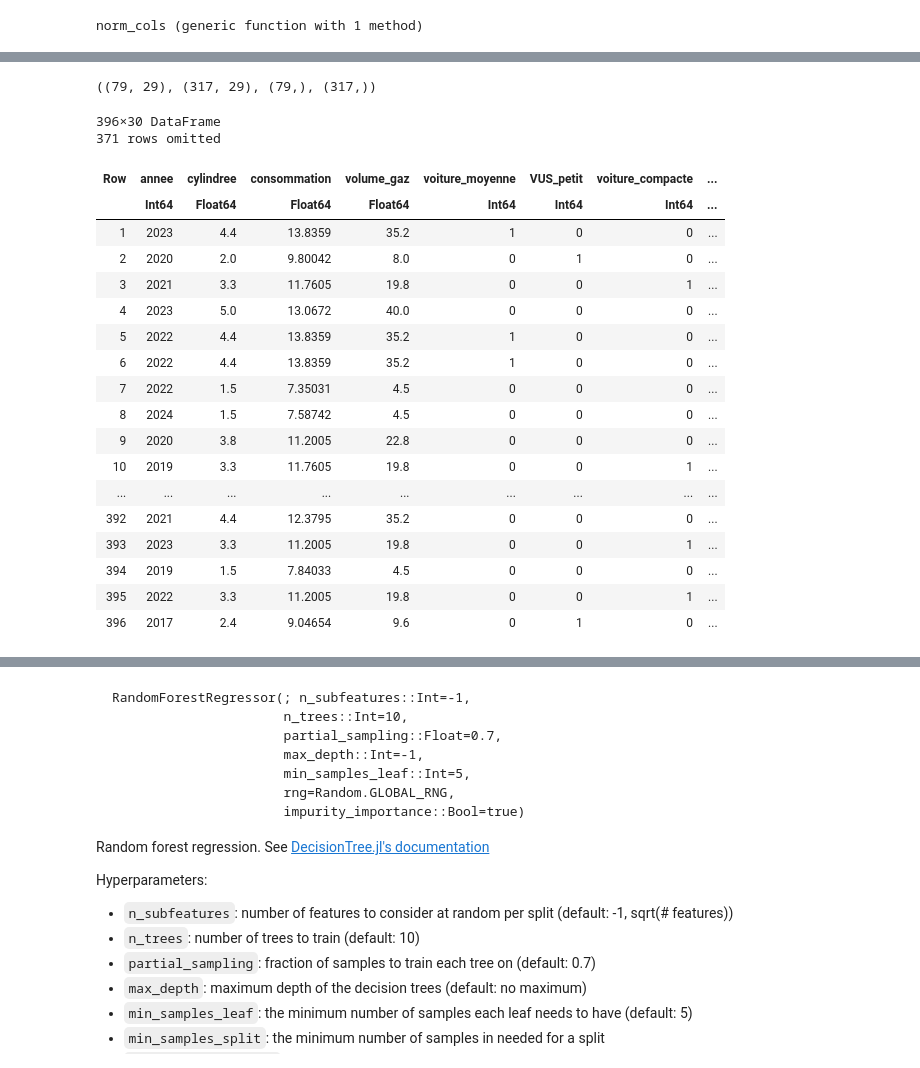
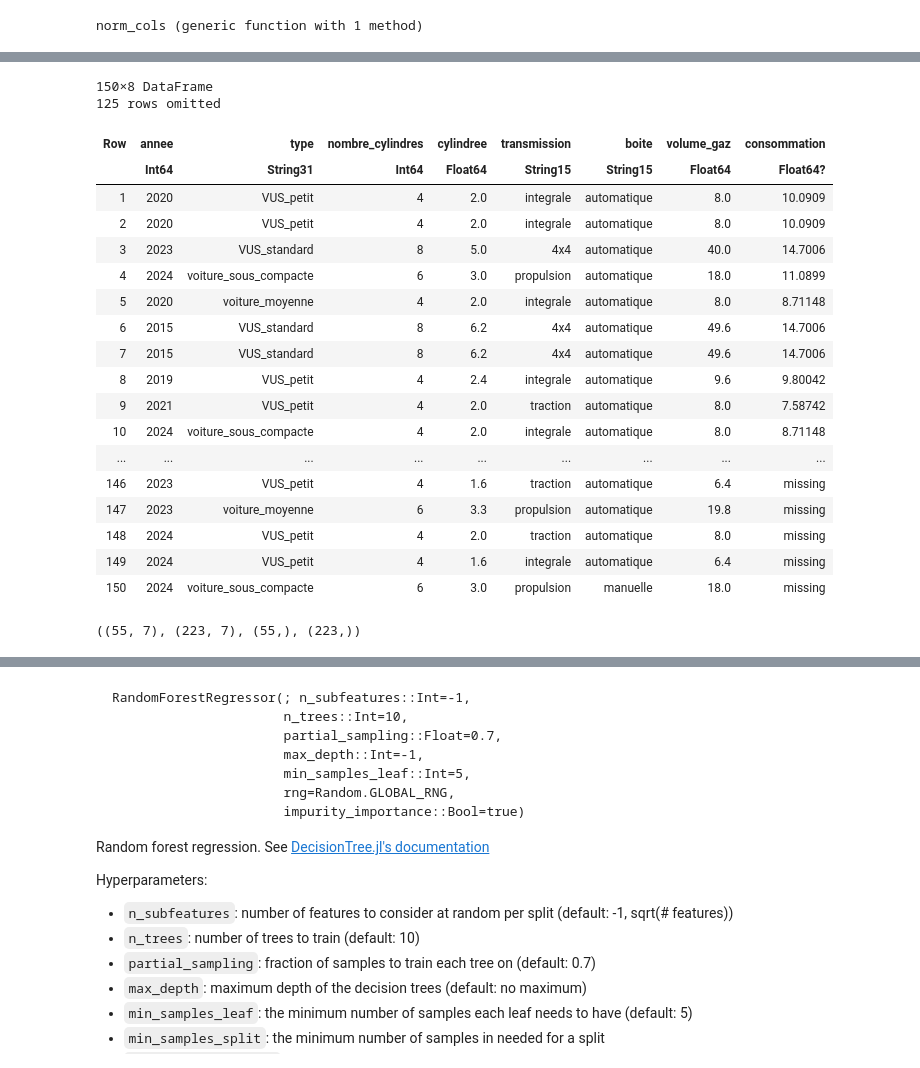
Before and after one commit to Antoine-Lafrance/concours-mth3302, a Jupyter notebook: antoine5.ipynb, the cells around one changed output, grey strips where cells are left out. Saved outputs shown, nothing was run; the diff lists cells and outputs as text; code cells hidden in the pictures.

```diff
--- a/antoine5.ipynb
+++ b/antoine5.ipynb
@@ -128,0 +184,24 @@ norm_cols (generic function with 1 method)
+# %%
+#mettre dans testData la moyenne des valeurs qui ont déjà apparues dans trainData
+testData = DataFrames.leftjoin(testData,unique(trainData), on = [:annee,	:type,	:nombre_cylindres,	:cylindree,	:transmission,	:boite,	:volume_gaz])
+# %% [output]
+150×8 DataFrame
+125 rows omitted
+| Row | annee | type | nombre_cylindres | cylindree | transmission | boite | volume_gaz | consommation |
+|  | Int64 | String31 | Int64 | Float64 | String15 | String15 | Float64 | Float64? |
+| 1 | 2020 | VUS_petit | 4 | 2.0 | integrale | automatique | 8.0 | 10.0909 |
+| 2 | 2020 | VUS_petit | 4 | 2.0 | integrale | automatique | 8.0 | 10.0909 |
+| 3 | 2023 | VUS_standard | 8 | 5.0 | 4x4 | automatique | 40.0 | 14.7006 |
+| 4 | 2024 | voiture_sous_compacte | 6 | 3.0 | propulsion | automatique | 18.0 | 11.0899 |
+| 5 | 2020 | voiture_moyenne | 4 | 2.0 | integrale | automatique | 8.0 | 8.71148 |
+| 6 | 2015 | VUS_standard | 8 | 6.2 | 4x4 | automatique | 49.6 | 14.7006 |
+| 7 | 2015 | VUS_standard | 8 | 6.2 | 4x4 | automatique | 49.6 | 14.7006 |
+| 8 | 2019 | VUS_petit | 4 | 2.4 | integrale | automatique | 9.6 | 9.80042 |
+| 9 | 2021 | VUS_petit | 4 | 2.0 | traction | automatique | 8.0 | 7.58742 |
+| 10 | 2024 | voiture_sous_compacte | 4 | 2.0 | integrale | automatique | 8.0 | 8.71148 |
+| ... | ... | ... | ... | ... | ... | ... | ... | ... |
+| 146 | 2023 | VUS_petit | 4 | 1.6 | traction | automatique | 6.4 | missing |
+| 147 | 2023 | voiture_moyenne | 6 | 3.3 | propulsion | automatique | 19.8 | missing |
+| 148 | 2024 | VUS_petit | 4 | 2.0 | traction | automatique | 8.0 | missing |
+| 149 | 2024 | VUS_petit | 4 | 1.6 | integrale | automatique | 6.4 | missing |
+| 150 | 2024 | voiture_sous_compacte | 6 | 3.0 | propulsion | manuelle | 18.0 | missing |
@@ -129,7 +211,9 @@ norm_cols (generic function with 1 method)
 # %%
-#encoded_train = trainData
-encoded_train = encode_data(encoded_train)
-encoded_train = removeRows(encoded_train)
+encoded_train = trainData
+#encoded_train = unique(encoded_train)
+#encoded_train = encode_data(encoded_train)
+#encoded_train = removeRows(encoded_train)
+#encoded_train.consommation = encode_class(trainData)
 
 #encoded_train.cylindree = encoded_train.cylindree .- minimum(encoded_train.cylindree)
 #encoded_train.volume_gaz = encoded_train.volume_gaz .- minimum(encoded_train.volume_gaz)
@@ -148,27 +232,4 @@ y_test = test.consommation
 
 size(X_test),size(X_train),size(y_test),size(y_train)
 # %% [output]
-((79, 29), (317, 29), (79,), (317,))
+((55, 7), (223, 7), (55,), (223,))
-# %%
-encoded_train
-# %% [output]
-396×30 DataFrame
-371 rows omitted
-| Row | annee | cylindree | consommation | volume_gaz | voiture_moyenne | VUS_petit | voiture_compacte | ... |
-|  | Int64 | Float64 | Float64 | Float64 | Int64 | Int64 | Int64 | ... |
-| 1 | 2023 | 4.4 | 13.8359 | 35.2 | 1 | 0 | 0 | ... |
-| 2 | 2020 | 2.0 | 9.80042 | 8.0 | 0 | 1 | 0 | ... |
-| 3 | 2021 | 3.3 | 11.7605 | 19.8 | 0 | 0 | 1 | ... |
-| 4 | 2023 | 5.0 | 13.0672 | 40.0 | 0 | 0 | 0 | ... |
-| 5 | 2022 | 4.4 | 13.8359 | 35.2 | 1 | 0 | 0 | ... |
-| 6 | 2022 | 4.4 | 13.8359 | 35.2 | 1 | 0 | 0 | ... |
-| 7 | 2022 | 1.5 | 7.35031 | 4.5 | 0 | 0 | 0 | ... |
-| 8 | 2024 | 1.5 | 7.58742 | 4.5 | 0 | 0 | 0 | ... |
-| 9 | 2020 | 3.8 | 11.2005 | 22.8 | 0 | 0 | 0 | ... |
-| 10 | 2019 | 3.3 | 11.7605 | 19.8 | 0 | 0 | 1 | ... |
-| ... | ... | ... | ... | ... | ... | ... | ... | ... |
-| 392 | 2021 | 4.4 | 12.3795 | 35.2 | 0 | 0 | 0 | ... |
-| 393 | 2023 | 3.3 | 11.2005 | 19.8 | 0 | 0 | 1 | ... |
-| 394 | 2019 | 1.5 | 7.84033 | 4.5 | 0 | 0 | 0 | ... |
-| 395 | 2022 | 3.3 | 11.2005 | 19.8 | 0 | 0 | 1 | ... |
-| 396 | 2017 | 2.4 | 9.04654 | 9.6 | 0 | 1 | 0 | ... |
```
Also changed, not shown: parts of 16 cells of this notebook, 1 other file.
